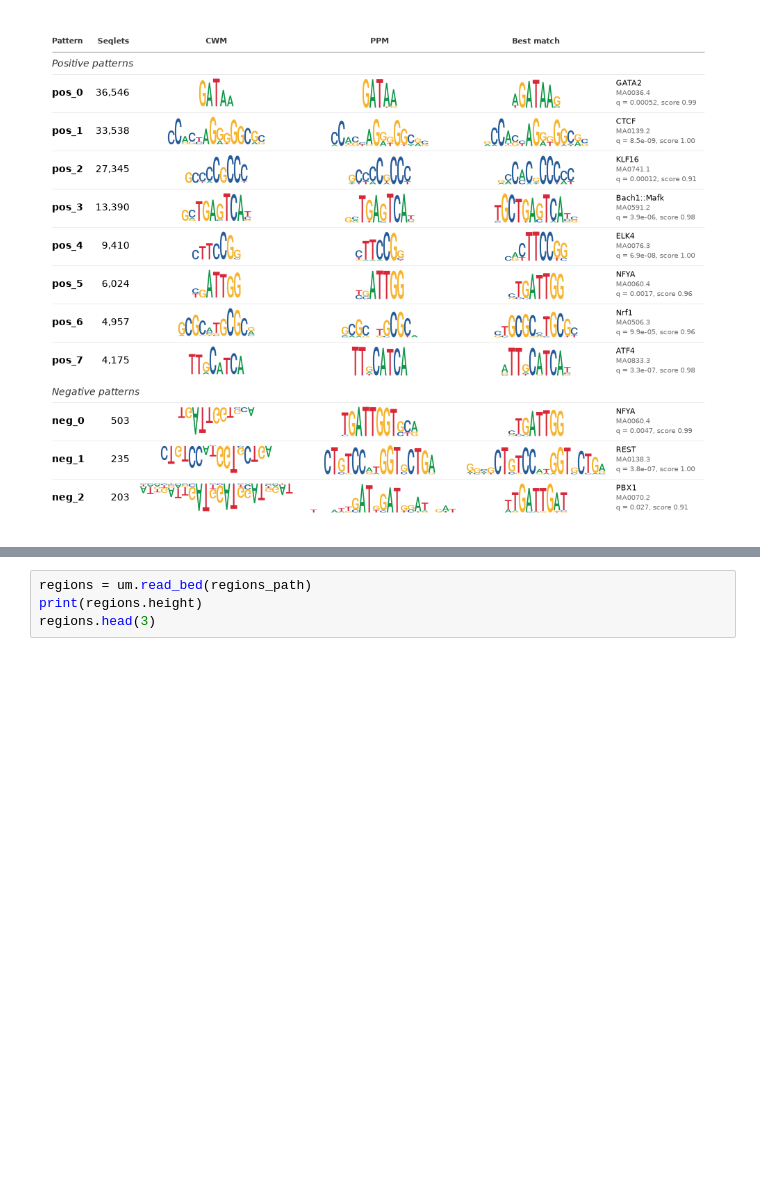
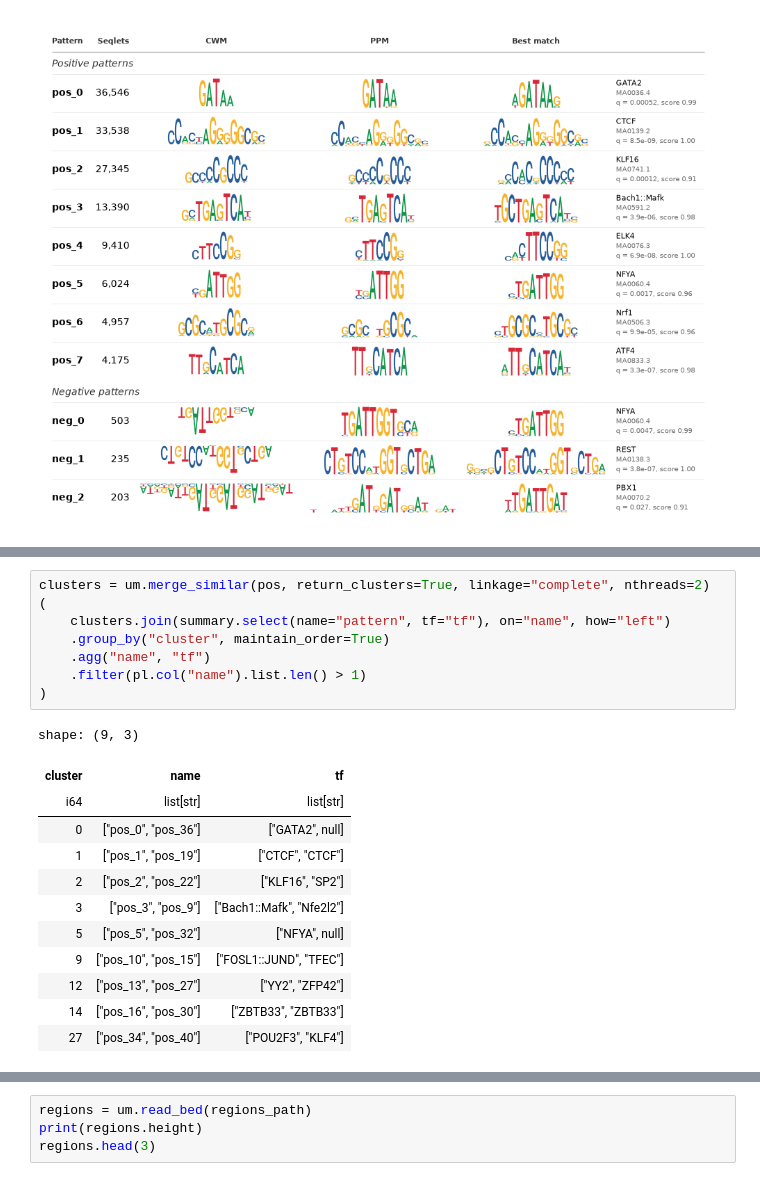
Before and after one commit to bjmt/universalmotif-py, a Jupyter notebook: docs/guides/deep-learning.ipynb, the cells around one changed output, grey strips where cells are left out. Drawn from its saved outputs; the diff is of its cells as text; blank space fills up the shorter version.

```diff
--- a/docs/guides/deep-learning.ipynb
+++ b/docs/guides/deep-learning.ipynb
@@ -273,0 +280,21 @@ lists the 1 kb windows the scores were computed for:
+# %%
+clusters = um.merge_similar(pos, return_clusters=True, linkage="complete", nthreads=2)
+(
+    clusters.join(summary.select(name="pattern", tf="tf"), on="name", how="left")
+    .group_by("cluster", maintain_order=True)
+    .agg("name", "tf")
+    .filter(pl.col("name").list.len() > 1)
+)
+# %% [output]
+shape: (9, 3)
+| cluster | name | tf |
+| i64 | list[str] | list[str] |
+| 0 | ["pos_0", "pos_36"] | ["GATA2", null] |
+| 1 | ["pos_1", "pos_19"] | ["CTCF", "CTCF"] |
+| 2 | ["pos_2", "pos_22"] | ["KLF16", "SP2"] |
+| 3 | ["pos_3", "pos_9"] | ["Bach1::Mafk", "Nfe2l2"] |
+| 5 | ["pos_5", "pos_32"] | ["NFYA", null] |
+| 9 | ["pos_10", "pos_15"] | ["FOSL1::JUND", "TFEC"] |
+| 12 | ["pos_13", "pos_27"] | ["YY2", "ZFP42"] |
+| 14 | ["pos_16", "pos_30"] | ["ZBTB33", "ZBTB33"] |
+| 27 | ["pos_34", "pos_40"] | ["POU2F3", "KLF4"] |
```
Also changed, not shown: parts of 4 cells of this notebook, 6 other files.
